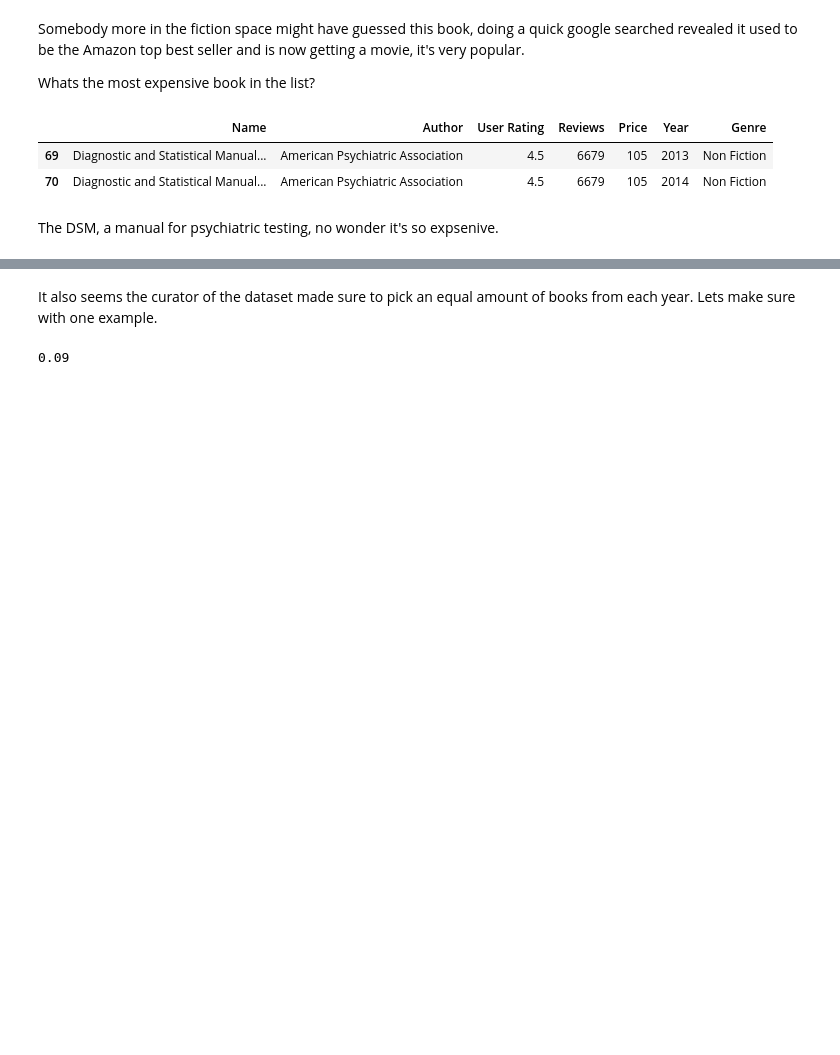
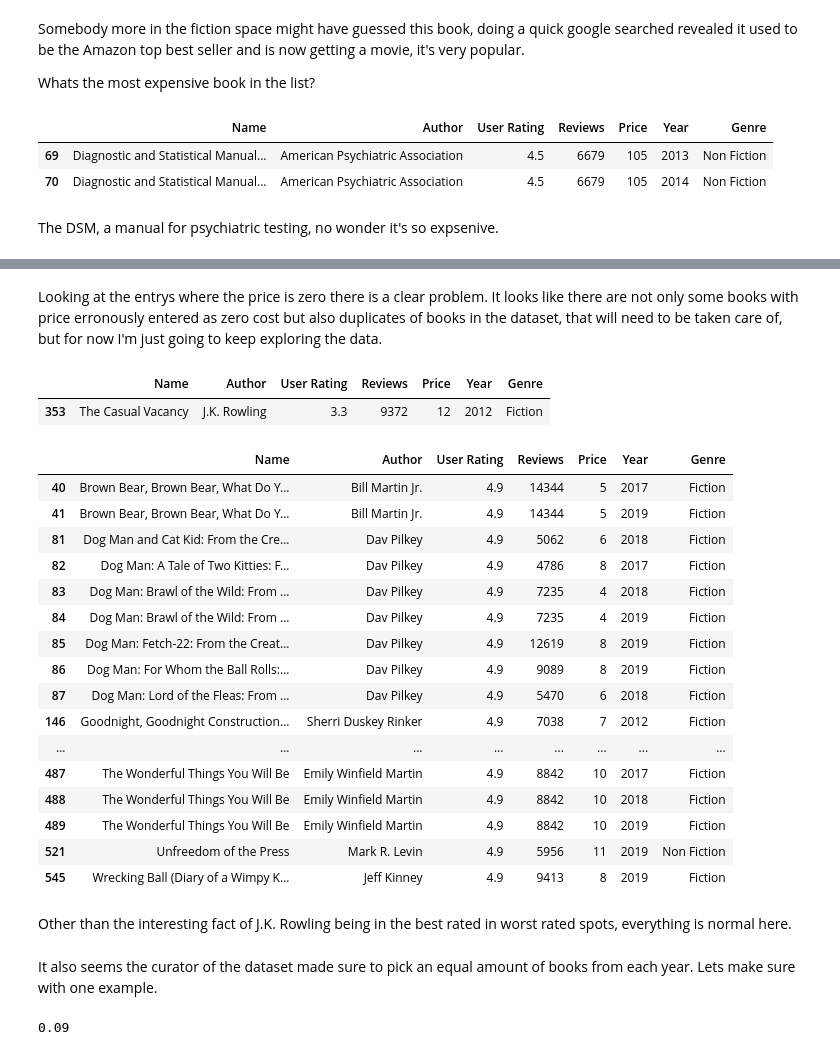
Before and after one commit to Simon-Holloway/datascience_test_projects, a Jupyter notebook: amazon-user-prediction.ipynb, the cells around one changed output, grey strips where cells are left out. Drawn from its saved outputs; the diff is of its cells as text; code cells hidden in the pictures; blank space fills up the shorter version.

```diff
--- a/amazon-user-prediction.ipynb
+++ b/amazon-user-prediction.ipynb
@@ -77,3 +97,32 @@ The DSM, a manual for psychiatric testing, no wonder it's so expsenive.
+# %% [markdown]
+Looking at the entrys where the price is zero there is a clear problem. It looks like there are not only some books with price erronously entered as zero cost but also duplicates of books in the dataset, that will need to be taken care of, but for now I'm just going to keep exploring the data.
+# %%
+amazon_dataset.loc[amazon_dataset["User Rating"] == 3.3]
+# %% [output]
+|  | Name | Author | User Rating | Reviews | Price | Year | Genre |
+| 353 | The Casual Vacancy | J.K. Rowling | 3.3 | 9372 | 12 | 2012 | Fiction |
+# %%
+amazon_dataset.loc[amazon_dataset["User Rating"] == 4.9]
+# %% [output]
+|  | Name | Author | User Rating | Reviews | Price | Year | Genre |
+| 40 | Brown Bear, Brown Bear, What Do Y... | Bill Martin Jr. | 4.9 | 14344 | 5 | 2017 | Fiction |
+| 41 | Brown Bear, Brown Bear, What Do Y... | Bill Martin Jr. | 4.9 | 14344 | 5 | 2019 | Fiction |
+| 81 | Dog Man and Cat Kid: From the Cre... | Dav Pilkey | 4.9 | 5062 | 6 | 2018 | Fiction |
+| 82 | Dog Man: A Tale of Two Kitties: F... | Dav Pilkey | 4.9 | 4786 | 8 | 2017 | Fiction |
+| 83 | Dog Man: Brawl of the Wild: From ... | Dav Pilkey | 4.9 | 7235 | 4 | 2018 | Fiction |
+| 84 | Dog Man: Brawl of the Wild: From ... | Dav Pilkey | 4.9 | 7235 | 4 | 2019 | Fiction |
+| 85 | Dog Man: Fetch-22: From the Creat... | Dav Pilkey | 4.9 | 12619 | 8 | 2019 | Fiction |
+| 86 | Dog Man: For Whom the Ball Rolls:... | Dav Pilkey | 4.9 | 9089 | 8 | 2019 | Fiction |
+| 87 | Dog Man: Lord of the Fleas: From ... | Dav Pilkey | 4.9 | 5470 | 6 | 2018 | Fiction |
+| 146 | Goodnight, Goodnight Construction... | Sherri Duskey Rinker | 4.9 | 7038 | 7 | 2012 | Fiction |
+| ... | ... | ... | ... | ... | ... | ... | ... |
+| 487 | The Wonderful Things You Will Be | Emily Winfield Martin | 4.9 | 8842 | 10 | 2017 | Fiction |
+| 488 | The Wonderful Things You Will Be | Emily Winfield Martin | 4.9 | 8842 | 10 | 2018 | Fiction |
+| 489 | The Wonderful Things You Will Be | Emily Winfield Martin | 4.9 | 8842 | 10 | 2019 | Fiction |
+| 521 | Unfreedom of the Press | Mark R. Levin | 4.9 | 5956 | 11 | 2019 | Non Fiction |
+| 545 | Wrecking Ball (Diary of a Wimpy K... | Jeff Kinney | 4.9 | 9413 | 8 | 2019 | Fiction |
+# %% [markdown]
+Other than the interesting fact of J.K. Rowling being in the best rated in worst rated spots, everything is normal here.
 # %% [markdown]
 It also seems the curator of the dataset made sure to pick an equal amount of books from each year. Lets make sure with one example.
 # %%
```
Also changed, not shown: parts of 12 cells of this notebook.
